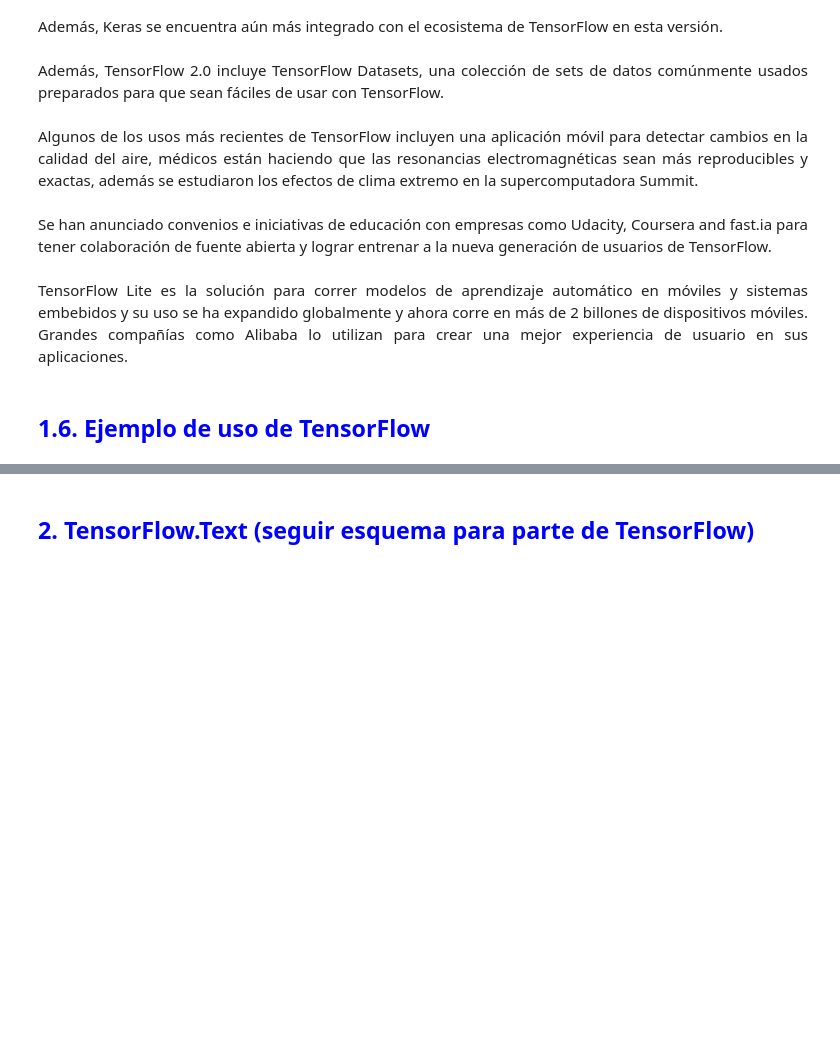
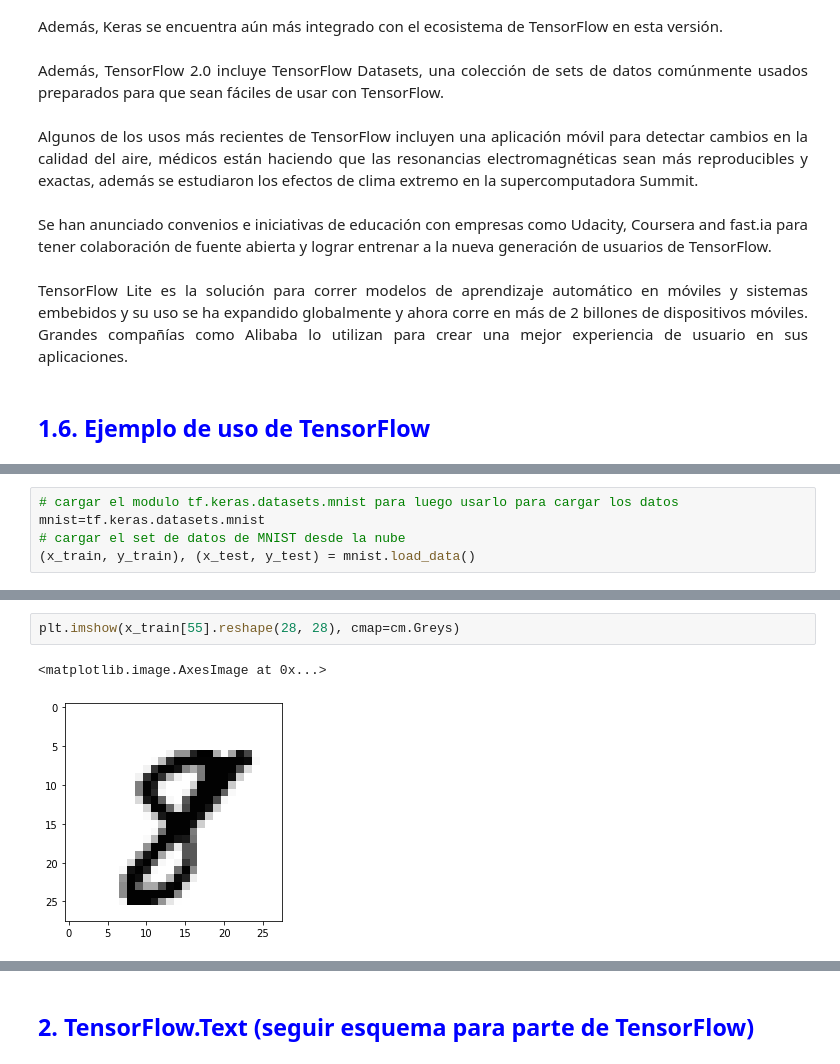
Before and after one commit to jpvernava/Inv-Corta-3, a Jupyter notebook: Inv-Corta-3.ipynb, the cells around one changed output, grey strips where cells are left out. Saved outputs shown, nothing was run; the diff lists cells and outputs as text; blank space fills up the shorter version.

```diff
--- a/Inv-Corta-3.ipynb
+++ b/Inv-Corta-3.ipynb
@@ -157,0 +168,5 @@ AttributeError: module 'tensorflow' has no attribute 'Session'
+# %%
+# cargar el modulo tf.keras.datasets.mnist para luego usarlo para cargar los datos
+mnist=tf.keras.datasets.mnist
+# cargar el set de datos de MNIST desde la nube
+(x_train, y_train), (x_test, y_test) = mnist.load_data()
@@ -157,0 +185,5 @@ AttributeError: module 'tensorflow' has no attribute 'Session'
+# %%
+plt.imshow(x_train[55].reshape(28, 28), cmap=cm.Greys)
+# %% [output]
+<matplotlib.image.AxesImage at 0x...>
+[figure, added]
```
Also changed, not shown: parts of 37 cells of this notebook, 1 other file.
